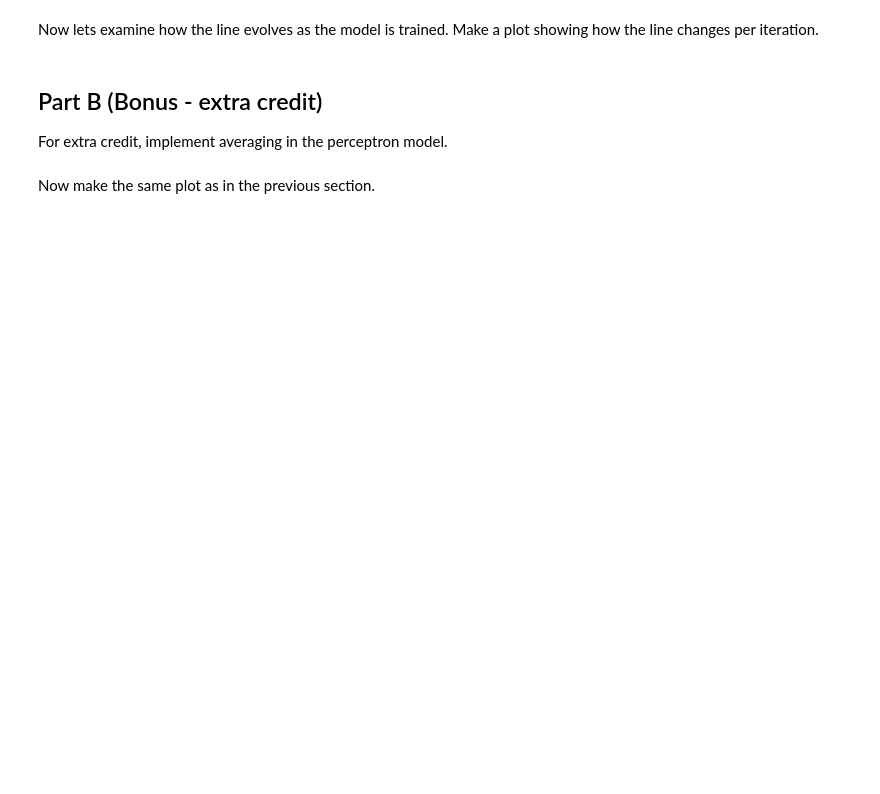
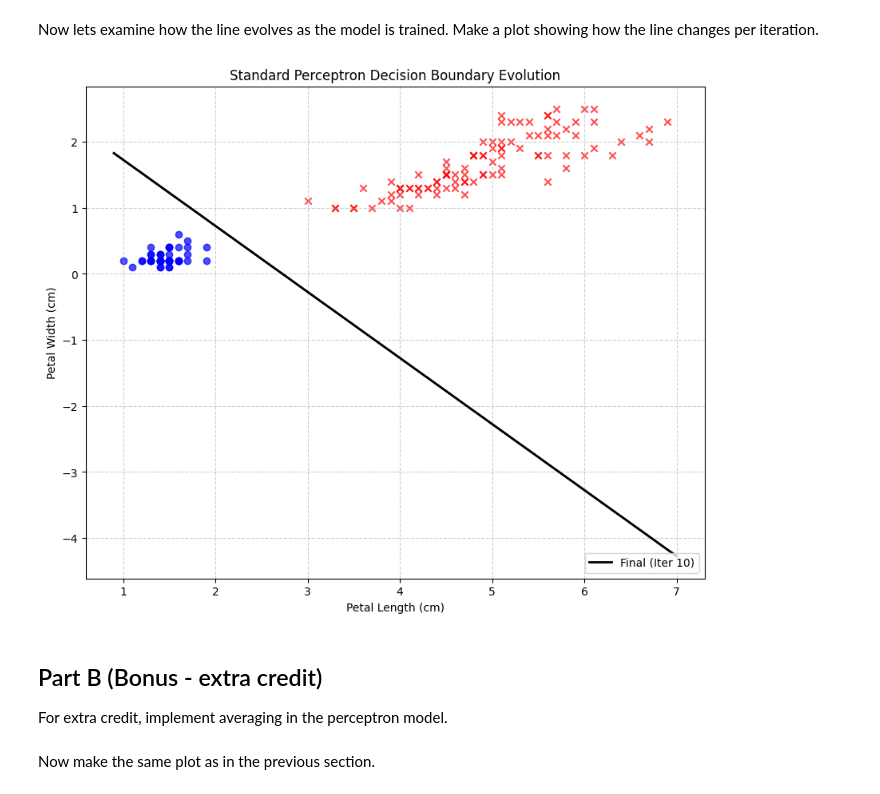
Before and after one commit to rameshnatarajanus/katz-aim5004-fall2025, a Jupyter notebook: notebooks/ProblemSet-02-SupervisedLearning.ipynb, the cells around one changed output. Cells and saved outputs as stored; diff of their text form; code cells hidden in the pictures; blank space fills up the shorter version.

```diff
--- a/notebooks/ProblemSet-02-SupervisedLearning.ipynb
+++ b/notebooks/ProblemSet-02-SupervisedLearning.ipynb
@@ -504,8 +674,56 @@ raise NotImplementedError()
 # %% [markdown]
 Now lets examine how the line evolves as the model is trained.  Make a plot showing how the line changes per iteration.
 # %%
-# YOUR CODE HERE
-raise NotImplementedError()
+# Store parameters from each iteration
+training_params: List[PerceptronParams] = []
+def callback_fn(iteration: int, params: PerceptronParams):
+    """Callback to store parameters."""
+    training_params.append(params)
+
+# Re-train the model with the callback
+# Using a fixed max_iters=10 for plotting clarity
+perceptron_model_plot = Perceptron(max_iters=10)
+perceptron_model_plot.fit(perceptron_df, label='label', callback=callback_fn)
+
+# --- Plotting the Evolution ---
+plt.figure(figsize=(10, 8))
+
+# Scatter plot the data (no labels to declutter the legend)
+plt.scatter(setosa['petal length (cm)'], setosa['petal width (cm)'], color='blue', marker='o', alpha=0.7)
+plt.scatter(non_setosa['petal length (cm)'], non_setosa['petal width (cm)'], color='red', marker='x', alpha=0.7)
+
+x1_min = perceptron_df['petal length (cm)'].min() - 0.1
+x1_max = perceptron_df['petal length (cm)'].max() + 0.1
+x1_line = np.linspace(x1_min, x1_max, 100)
+
+colors = plt.cm.viridis(np.linspace(0, 1, len(training_params)))
+
+for t, params in enumerate(training_params):
+    w1, w2 = params.weights[0], params.weights[1]
+    b = params.bias
+
+    if w2 != 0:
+        x2_line = (-w1 * x1_line - b) / w2
+
+        # Plot lines with increasing darkness/alpha
+        plt.plot(x1_line, x2_line, color=colors[t], linestyle='-',
+                 alpha=0.4 + 0.6 * (t / len(training_params)))
+
+# Re-plot the final line strongly
+final_params = training_params[-1]
+w1_f, w2_f = final_params.weights[0], final_params.weights[1]
+b_f = final_params.bias
+x2_line_f = (-w1_f * x1_line - b_f) / w2_f
+plt.plot(x1_line, x2_line_f, color='black', linewidth=2, label=f'Final (Iter {len(training_params)})')
+
+plt.xlabel('Petal Length (cm)')
+plt.ylabel('Petal Width (cm)')
+plt.title('Standard Perceptron Decision Boundary Evolution')
+plt.legend(loc='lower right')
+plt.grid(True, linestyle='--', alpha=0.6)
+plt.show()
+# %% [output]
+[figure, added]
 # %% [markdown]
 ## Part B (Bonus - extra credit)
 
```
Also changed, not shown: parts of 18 cells of this notebook.
